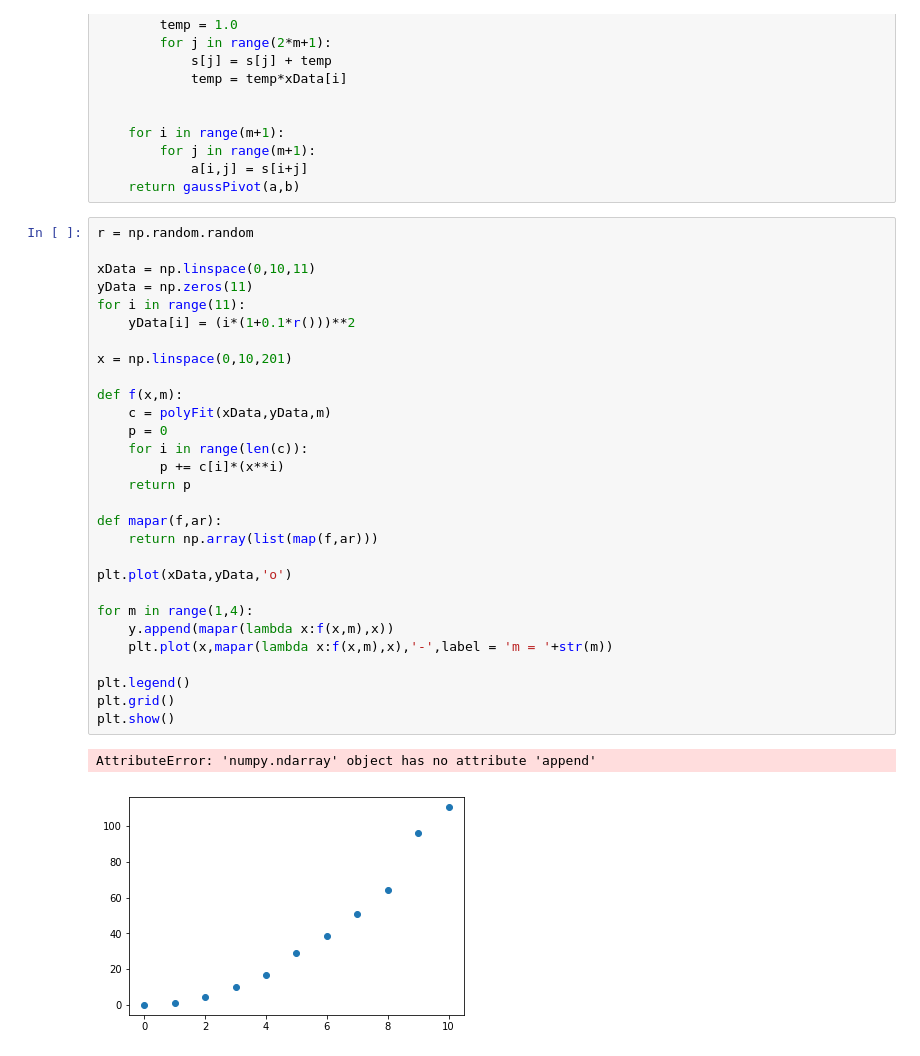
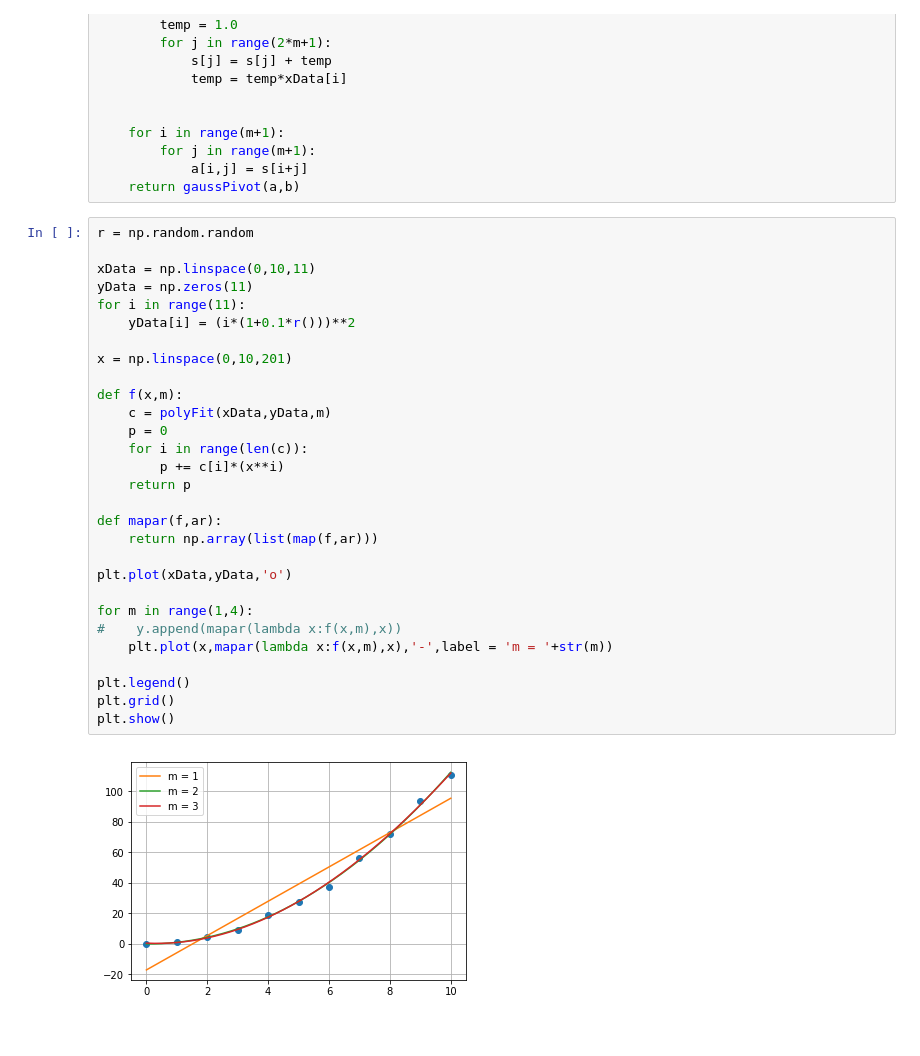
Before and after one commit to ingBE/comphy, a Jupyter notebook: HW5/HW5.ipynb, the cells around one changed output. Saved outputs shown, nothing was run; the diff lists cells and outputs as text.

```diff
--- a/HW5/HW5.ipynb
+++ b/HW5/HW5.ipynb
@@ -85,35 +85,34 @@ def polyFit(xData,yData,m):
 # %%
 r = np.random.random
 
 xData = np.linspace(0,10,11)
 yData = np.zeros(11)
 for i in range(11):
     yData[i] = (i*(1+0.1*r()))**2
 
 x = np.linspace(0,10,201)
 
 def f(x,m):
     c = polyFit(xData,yData,m)
     p = 0
     for i in range(len(c)):
         p += c[i]*(x**i)
     return p
 
 def mapar(f,ar):
     return np.array(list(map(f,ar)))
 
 plt.plot(xData,yData,'o')
 
 for m in range(1,4):
-    y.append(mapar(lambda x:f(x,m),x))
+#    y.append(mapar(lambda x:f(x,m),x))
     plt.plot(x,mapar(lambda x:f(x,m),x),'-',label = 'm = '+str(m))
 
 plt.legend()
 plt.grid()
 plt.show()
 # %% [output]
-AttributeError: 'numpy.ndarray' object has no attribute 'append'
-[figure, old version]
+[figure, new version]
 # %%
 def logFit(xData,yData):
     n = len(xData)
```
Also changed, not shown: parts of 4 cells of this notebook, 4 other files.
